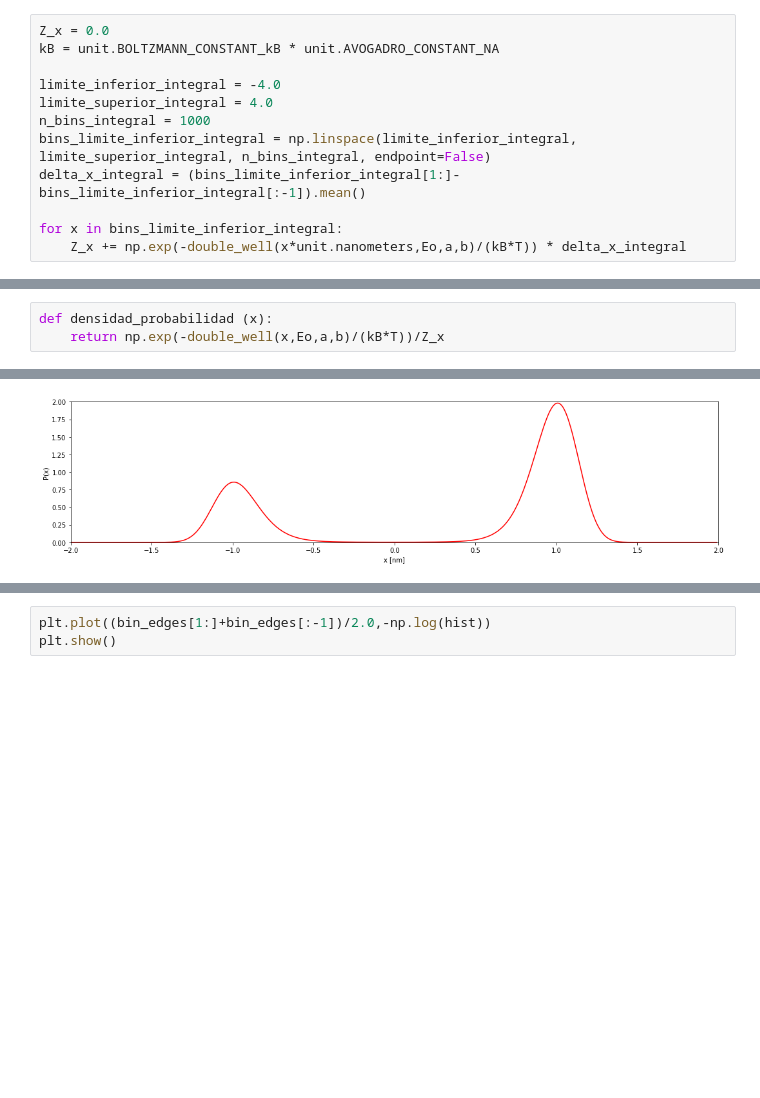
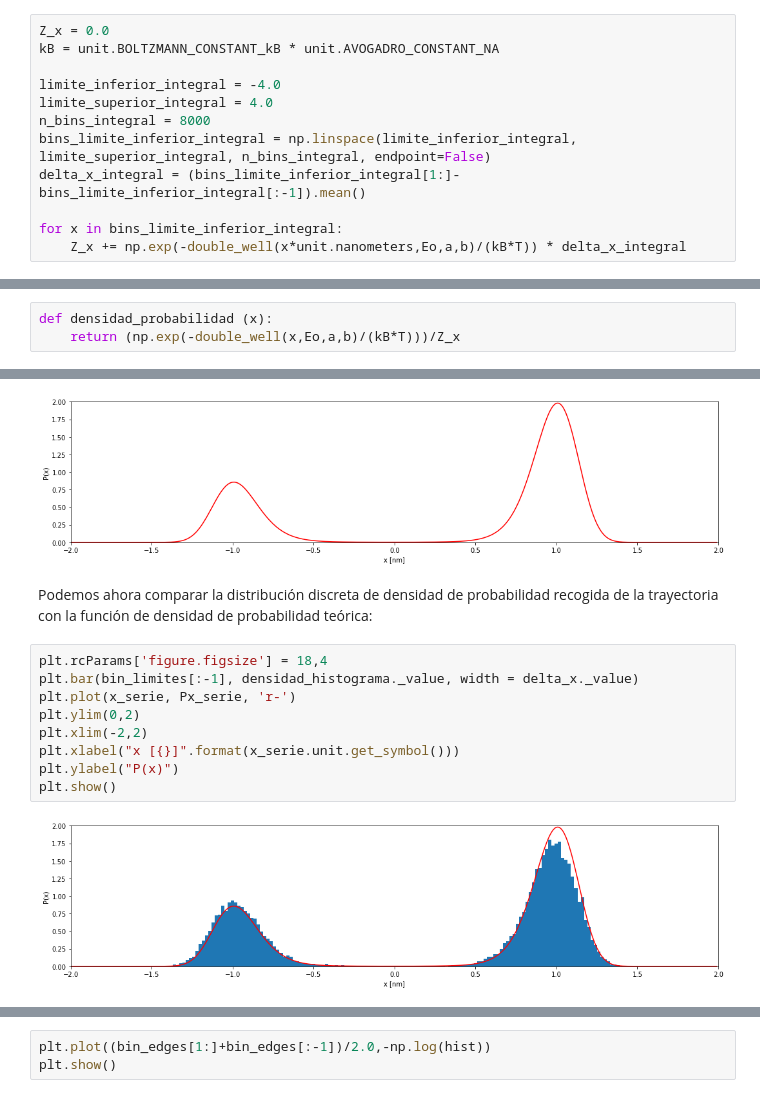
Before and after one commit to uibcdf/REMD_testbed, a Jupyter notebook: Doble_pozo_test.ipynb, the cells around one changed output, grey strips where cells are left out. Drawn from its saved outputs; the diff is of its cells as text; blank space fills up the shorter version.

```diff
--- a/Doble_pozo_test.ipynb
+++ b/Doble_pozo_test.ipynb
@@ -610,7 +610,7 @@ kB = unit.BOLTZMANN_CONSTANT_kB * unit.AVOGADRO_CONSTANT_NA
 
 limite_inferior_integral = -4.0
 limite_superior_integral = 4.0
-n_bins_integral = 1000
+n_bins_integral = 8000
 bins_limite_inferior_integral = np.linspace(limite_inferior_integral, limite_superior_integral, n_bins_integral, endpoint=False)
 delta_x_integral = (bins_limite_inferior_integral[1:]-bins_limite_inferior_integral[:-1]).mean()
 
@@ -620,7 +620,7 @@ for x in bins_limite_inferior_integral:
 Así que ya podemos definir la función densidad de probabilidad $P(x)$ para nuestro potencial e incluso representarla gráficamente:
 # %%
 def densidad_probabilidad (x):
-    return np.exp(-double_well(x,Eo,a,b)/(kB*T))/Z_x
+    return (np.exp(-double_well(x,Eo,a,b)/(kB*T)))/Z_x
 # %%
 x_serie = np.arange(-2., 2., 0.01) * unit.nanometers
 Px_serie = densidad_probabilidad(x_serie)
@@ -634,3 +634,16 @@ plt.ylabel("P(x)")
 plt.show()
 # %% [output]
 [figure]
+# %% [markdown]
+Podemos ahora comparar la distribución discreta de densidad de probabilidad recogida de la trayectoria con la función de densidad de probabilidad teórica:
+# %%
+plt.rcParams['figure.figsize'] = 18,4
+plt.bar(bin_limites[:-1], densidad_histograma._value, width = delta_x._value)
+plt.plot(x_serie, Px_serie, 'r-')
+plt.ylim(0,2)
+plt.xlim(-2,2)
+plt.xlabel("x [{}]".format(x_serie.unit.get_symbol()))
+plt.ylabel("P(x)")
+plt.show()
+# %% [output]
+[figure, added]
```
Also changed, not shown: parts of 21 cells of this notebook.
